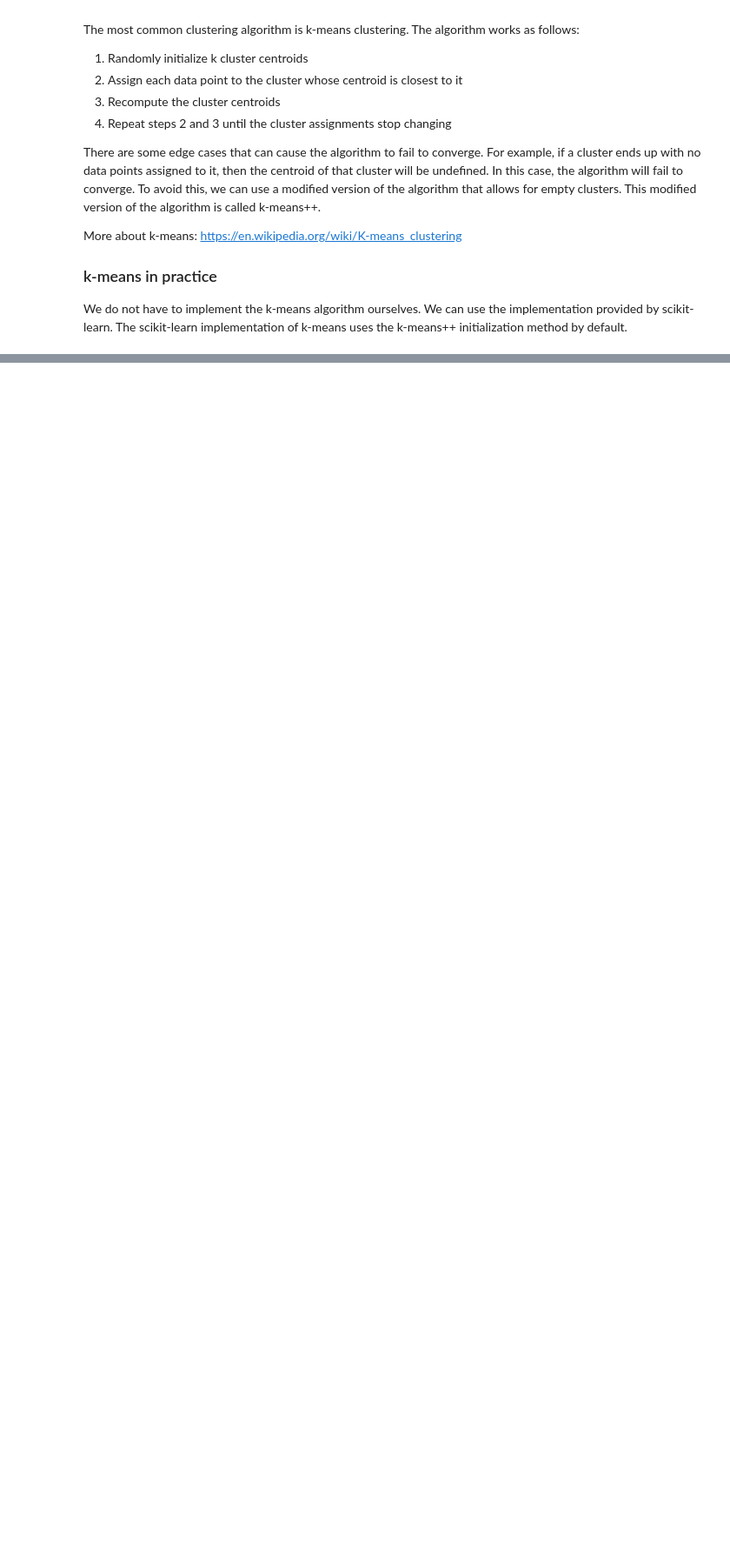
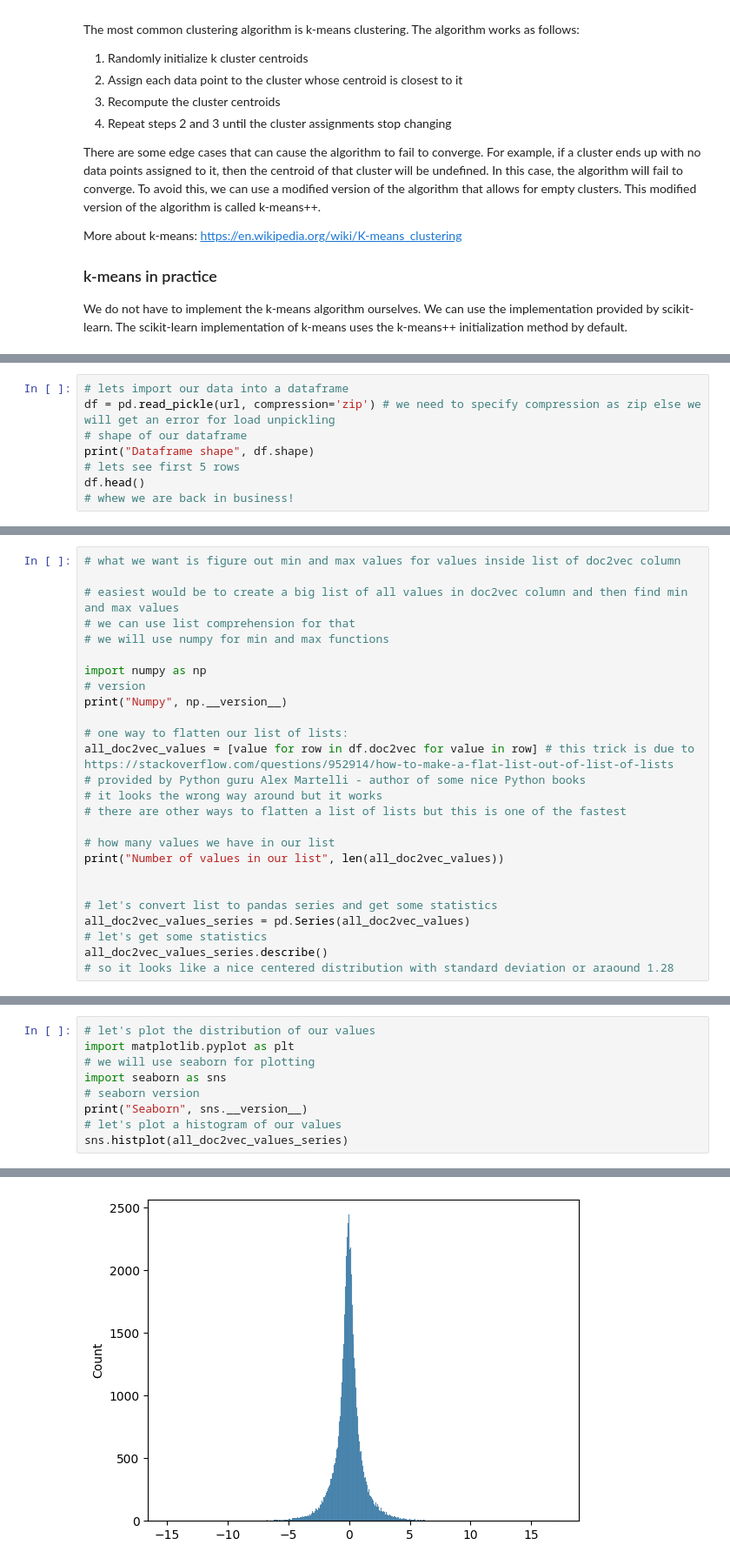
Before and after one commit to ValRCS/BSSDH_2023_workshop, a Jupyter notebook: notebooks/day2_part1_modeling.ipynb, the cells around one changed output, grey strips where cells are left out. Shown at 87% size. Cells and saved outputs as stored; diff of their text form; blank space fills up the shorter version.

```diff
--- a/notebooks/day2_part1_modeling.ipynb
+++ b/notebooks/day2_part1_modeling.ipynb
@@ -35,0 +76,8 @@ We do not have to implement the k-means algorithm ourselves. We can use the impl
+# %%
+# lets import our data into a dataframe
+df = pd.read_pickle(url, compression='zip') # we need to specify compression as zip else we will get an error for load unpickling
+# shape of our dataframe
+print("Dataframe shape", df.shape)
+# lets see first 5 rows
+df.head()
+# whew we are back in business!
@@ -35,0 +109,26 @@ We do not have to implement the k-means algorithm ourselves. We can use the impl
+# %%
+# what we want is figure out min and max values for values inside list of doc2vec column
+
+# easiest would be to create a big list of all values in doc2vec column and then find min and max values
+# we can use list comprehension for that
+# we will use numpy for min and max functions
+
+import numpy as np
+# version
+print("Numpy", np.__version__)
+
+# one way to flatten our list of lists:
+all_doc2vec_values = [value for row in df.doc2vec for value in row] # this trick is due to https://stackoverflow.com/questions/952914/how-to-make-a-flat-list-out-of-list-of-lists
+# provided by Python guru Alex Martelli - author of some nice Python books
+# it looks the wrong way around but it works
+# there are other ways to flatten a list of lists but this is one of the fastest
+
+# how many values we have in our list
+print("Number of values in our list", len(all_doc2vec_values))
+
+
+# let's convert list to pandas series and get some statistics
+all_doc2vec_values_series = pd.Series(all_doc2vec_values)
+# let's get some statistics
+all_doc2vec_values_series.describe()
+# so it looks like a nice centered distribution with standard deviation or araound 1.28
@@ -35,0 +147,10 @@ We do not have to implement the k-means algorithm ourselves. We can use the impl
+# %%
+# let's plot the distribution of our values
+import matplotlib.pyplot as plt
+# we will use seaborn for plotting
+import seaborn as sns
+# seaborn version
+print("Seaborn", sns.__version__)
+# let's plot a histogram of our values
+sns.histplot(all_doc2vec_values_series)
+# %% [output]
@@ -35,0 +159 @@ We do not have to implement the k-means algorithm ourselves. We can use the impl
+[figure, added]
```
Also changed, not shown: parts of 55 cells of this notebook, 1 other file.
